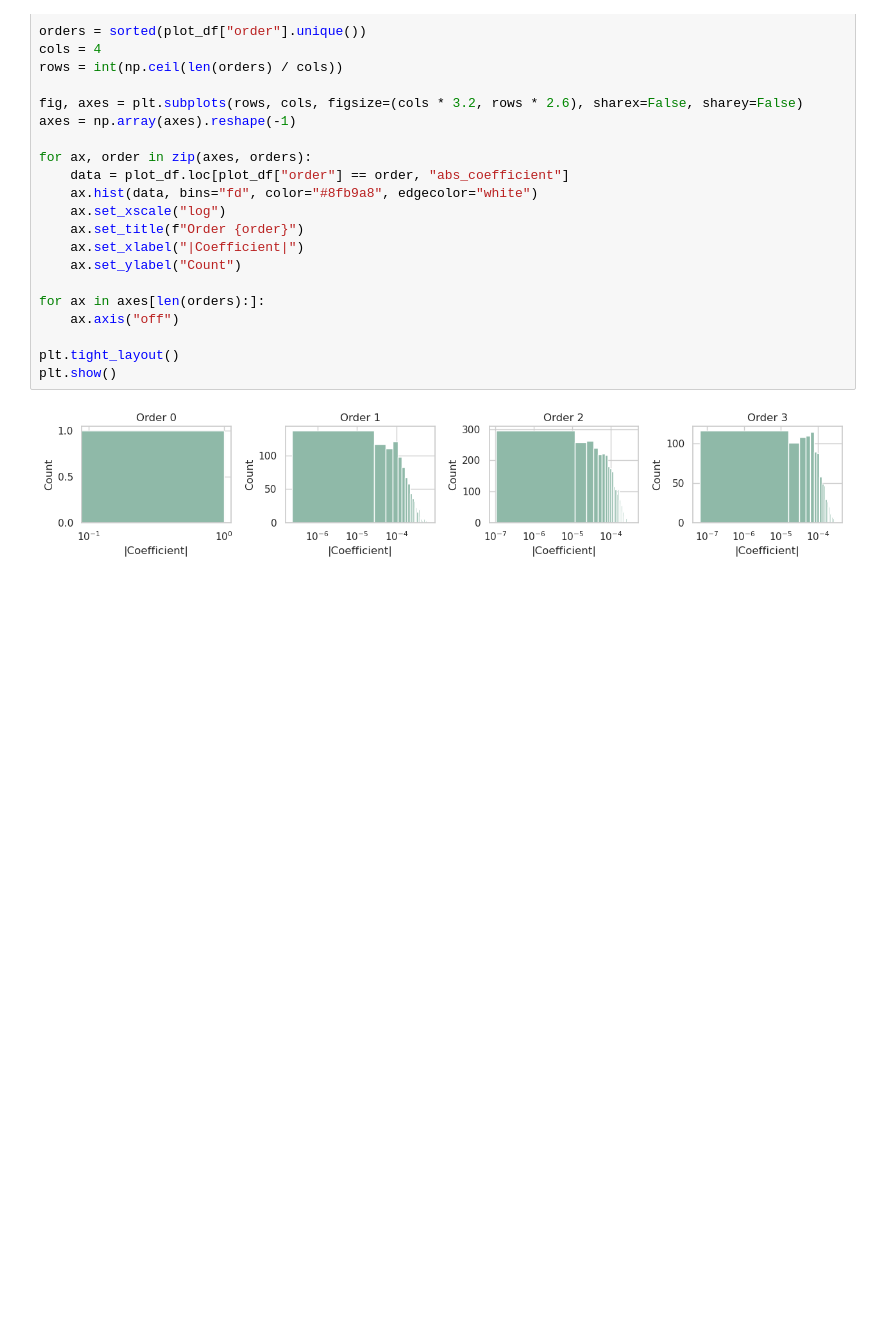
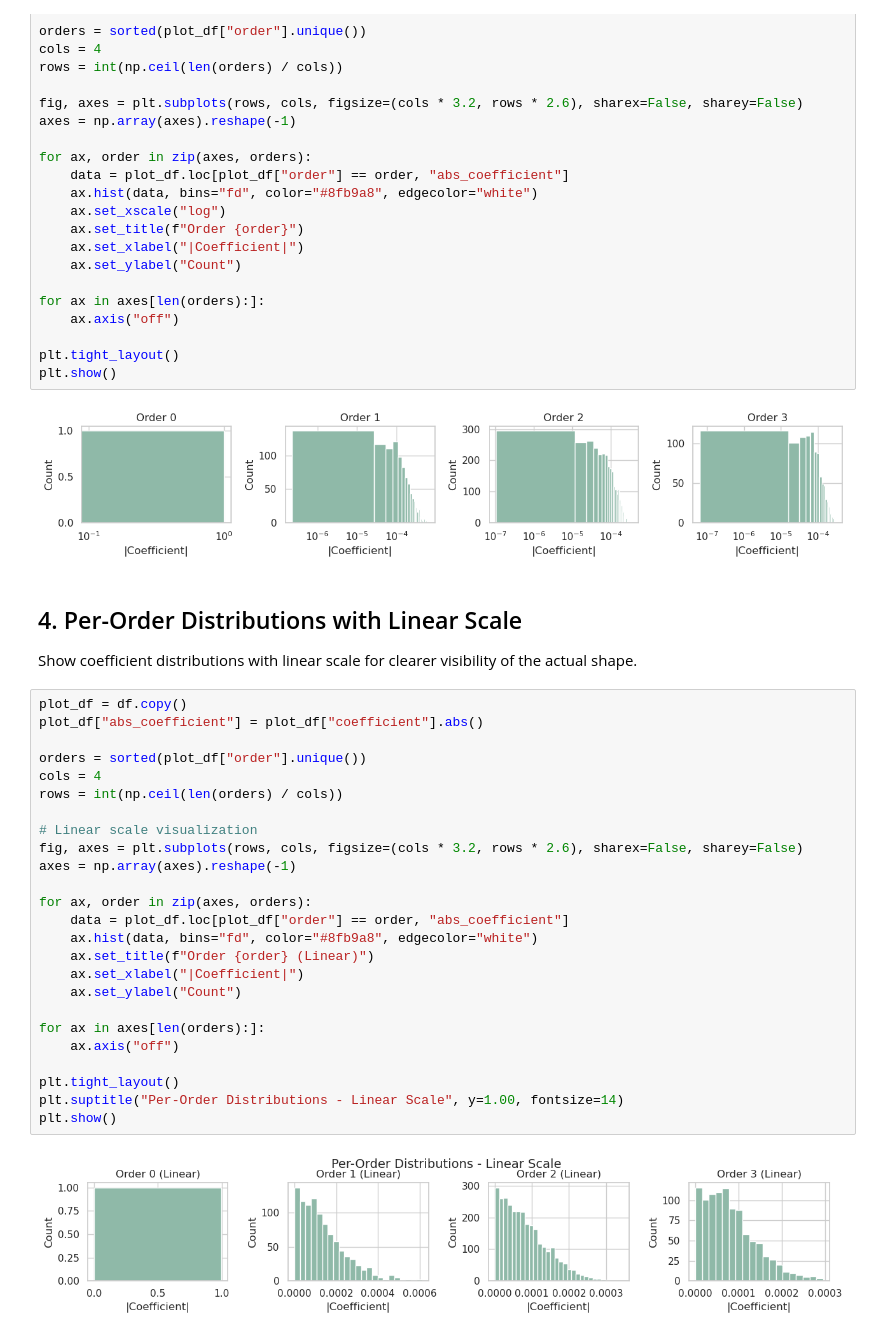
Before and after one commit to PhamNhatQuang207/Walsh-Transform, a Jupyter notebook: statistic/walsh_coefficients_visualization.ipynb, the cells around one changed output. Cells and saved outputs as stored; diff of their text form; blank space fills up the shorter version.

```diff
--- a/statistic/walsh_coefficients_visualization.ipynb
+++ b/statistic/walsh_coefficients_visualization.ipynb
@@ -78,3 +78,34 @@ plt.tight_layout()
 plt.show()
 # %% [output]
 [figure]
+# %% [markdown]
+## 4. Per-Order Distributions with Linear Scale
+
+Show coefficient distributions with linear scale for clearer visibility of the actual shape.
+# %%
+plot_df = df.copy()
+plot_df["abs_coefficient"] = plot_df["coefficient"].abs()
+
+orders = sorted(plot_df["order"].unique())
+cols = 4
+rows = int(np.ceil(len(orders) / cols))
+
+# Linear scale visualization
+fig, axes = plt.subplots(rows, cols, figsize=(cols * 3.2, rows * 2.6), sharex=False, sharey=False)
+axes = np.array(axes).reshape(-1)
+
+for ax, order in zip(axes, orders):
+    data = plot_df.loc[plot_df["order"] == order, "abs_coefficient"]
+    ax.hist(data, bins="fd", color="#8fb9a8", edgecolor="white")
+    ax.set_title(f"Order {order} (Linear)")
+    ax.set_xlabel("|Coefficient|")
+    ax.set_ylabel("Count")
+
+for ax in axes[len(orders):]:
+    ax.axis("off")
+
+plt.tight_layout()
+plt.suptitle("Per-Order Distributions - Linear Scale", y=1.00, fontsize=14)
+plt.show()
+# %% [output]
+[figure, added]
```
Also changed, not shown: parts of 1 cell of this notebook, 2 other files.
